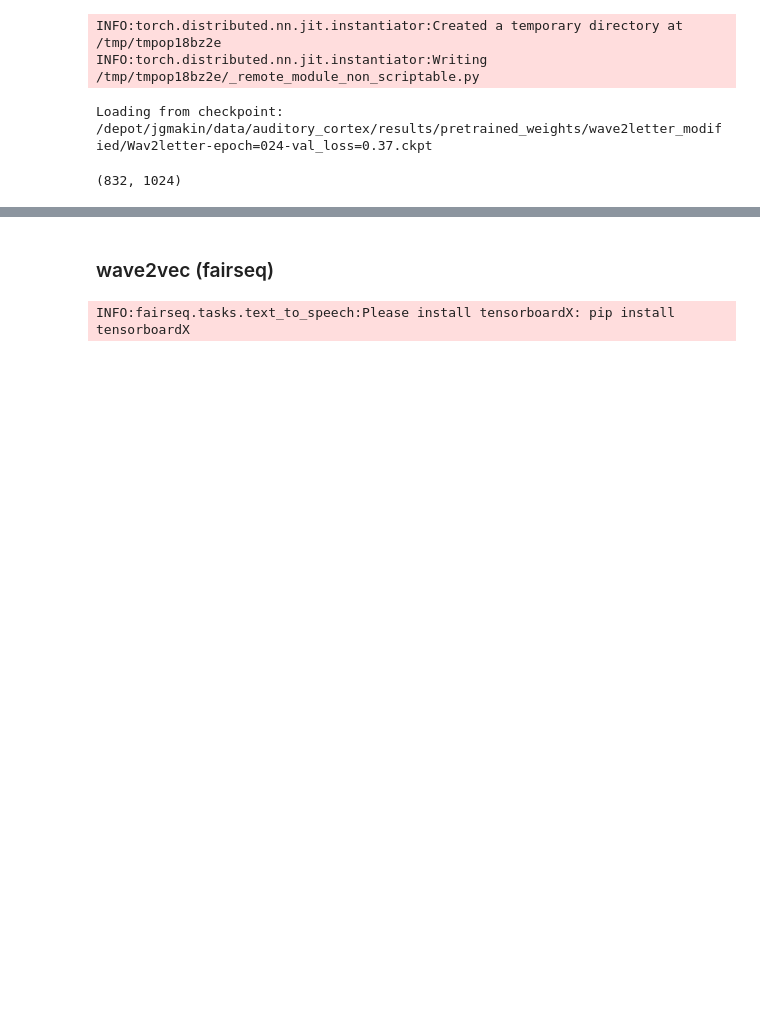
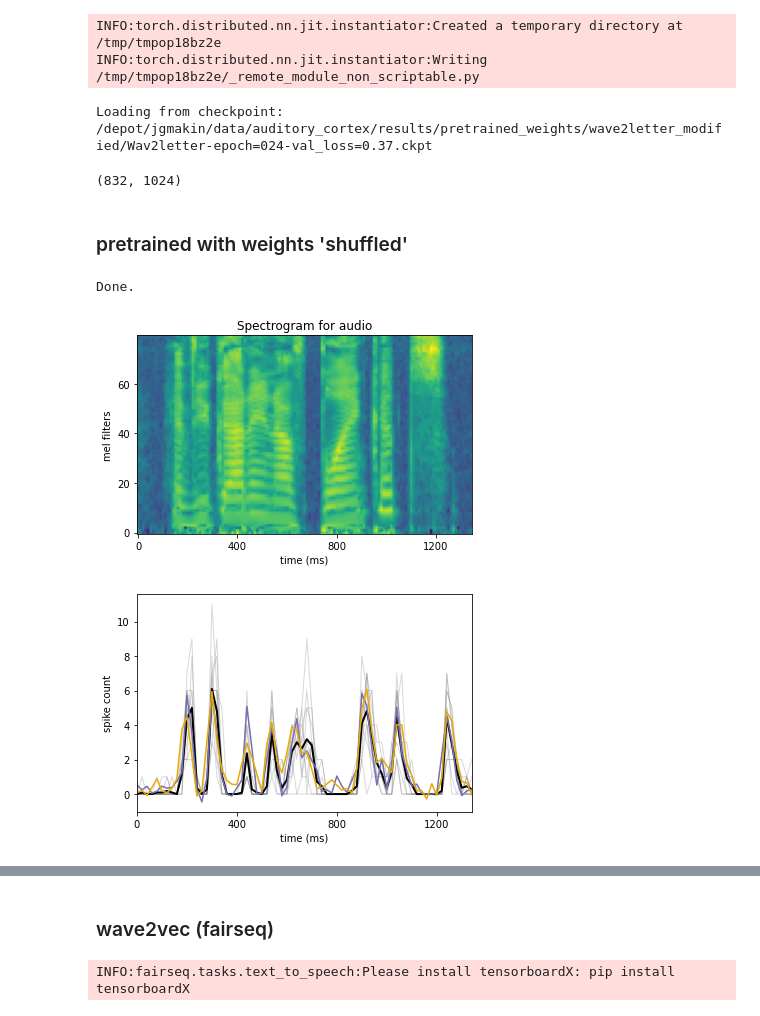
Before and after one commit to bilalhsp/Auditory_Cortex, a Jupyter notebook: experiments/pretrrained_models/pretrained_networks_setup.ipynb, the cells around one changed output, grey strips where cells are left out. Cells and saved outputs as stored; diff of their text form; code cells hidden in the pictures; blank space fills up the shorter version.

```diff
--- a/experiments/pretrrained_models/pretrained_networks_setup.ipynb
+++ b/experiments/pretrrained_models/pretrained_networks_setup.ipynb
@@ -26,3 +25,28 @@ feats = reg_obj.unroll_features(sents=sents, return_dict=True)
 feats[3].shape
 # %% [output]
 (832, 1024)
+# %% [markdown]
+### pretrained with weights 'shuffled'
+# %%
+from auditory_cortex.plotters.tikzplots import plot_spectrogram_spike_count_pair
+from auditory_cortex.plotters.plotter_utils import PlotterUtils
+from auditory_cortex.plotters.tikzplots import plot_spike_counts
+import matplotlib.pyplot as plt
+%matplotlib inline
+
+ch = 32
+
+model_names = [
+    'wave2letter_modified',
+    'wave2vec2',
+]
+
+saved_predictions, all_trials_spike_counts = plot_spectrogram_spike_count_pair(
+    saved_predictions=saved_predictions,
+    model_names=model_names, ch=ch, save_tikz=False
+    # force_reload=True
+)
+# %% [output]
+Done.
+[figure, added]
+[figure, added]
```
Also changed, not shown: parts of 26 cells of this notebook, 54 other files.
